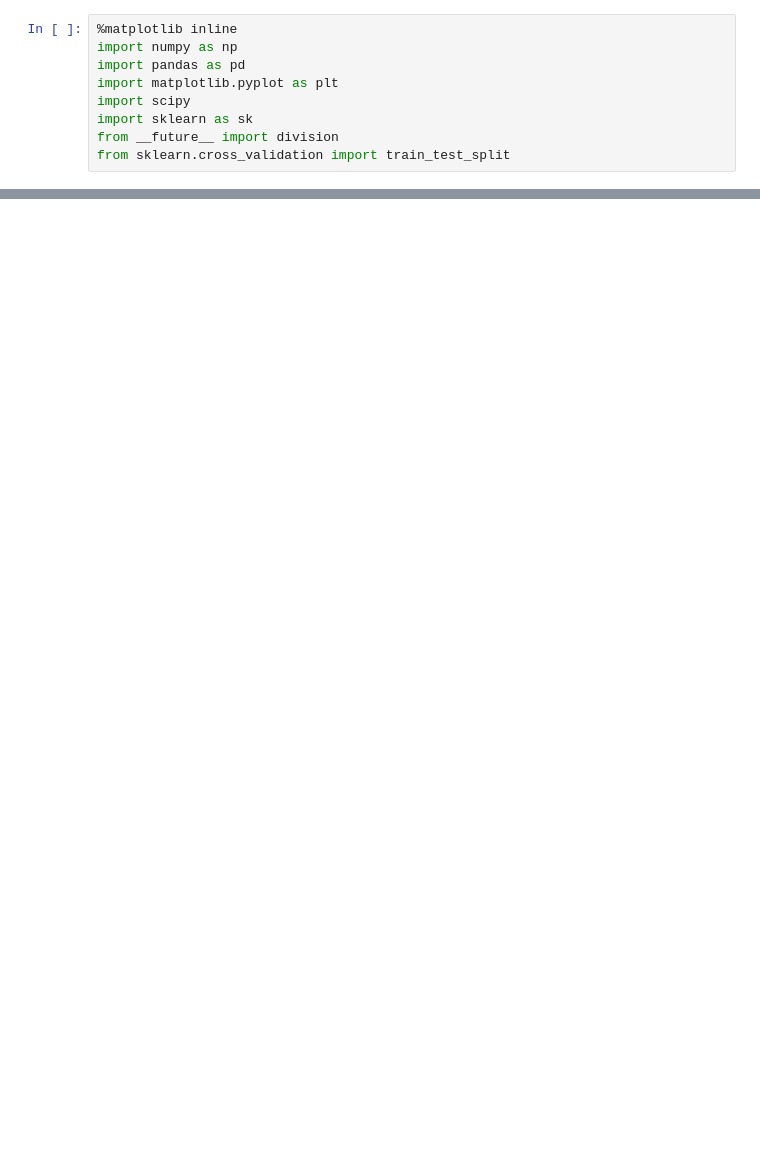
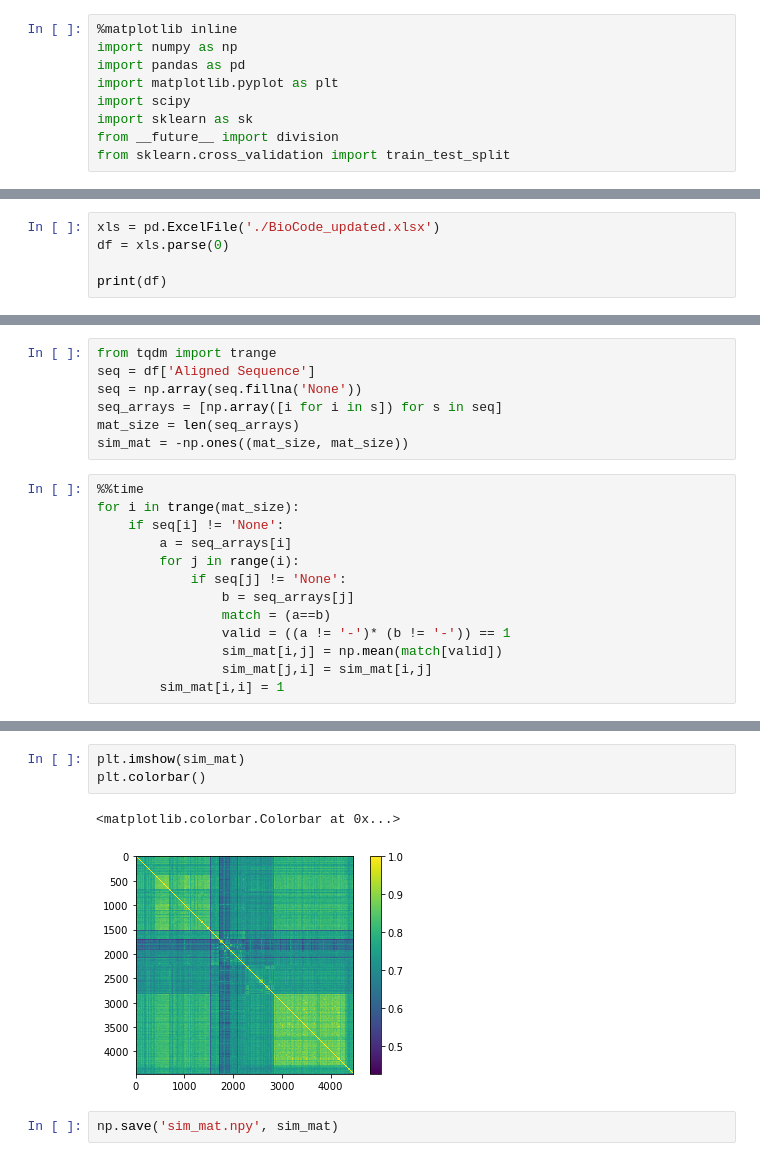
Before and after one commit to mlberkeley/DNA-Sequencing, a Jupyter notebook: bicode_new.ipynb, the cells around one changed output, grey strips where cells are left out. Drawn from its saved outputs; the diff is of its cells as text; blank space fills up the shorter version.

```diff
--- a/bicode_new.ipynb
+++ b/bicode_new.ipynb
@@ -18,0 +98,5 @@ bdist = df['Distance_of_Branch']
+# %%
+xls = pd.ExcelFile('./BioCode_updated.xlsx')
+df = xls.parse(0)
+
+print(df)
@@ -114,0 +264,20 @@ print(np.mean(err))
+# %%
+from tqdm import trange
+seq = df['Aligned Sequence']
+seq = np.array(seq.fillna('None'))
+seq_arrays = [np.array([i for i in s]) for s in seq]
+mat_size = len(seq_arrays)
+sim_mat = -np.ones((mat_size, mat_size))
+# %%
+%%time
+for i in trange(mat_size):
+    if seq[i] != 'None':
+        a = seq_arrays[i]
+        for j in range(i):
+            if seq[j] != 'None':
+                b = seq_arrays[j]
+                match = (a==b)
+                valid = ((a != '-')* (b != '-')) == 1
+                sim_mat[i,j] = np.mean(match[valid])
+                sim_mat[j,i] = sim_mat[i,j]
+        sim_mat[i,i] = 1
@@ -114,0 +286,8 @@ print(np.mean(err))
+# %%
+plt.imshow(sim_mat)
+plt.colorbar()
+# %% [output]
+<matplotlib.colorbar.Colorbar at 0x...>
+[figure, added]
+# %%
+np.save('sim_mat.npy', sim_mat)
```
Also changed, not shown: parts of 32 cells of this notebook, 1 other file.
